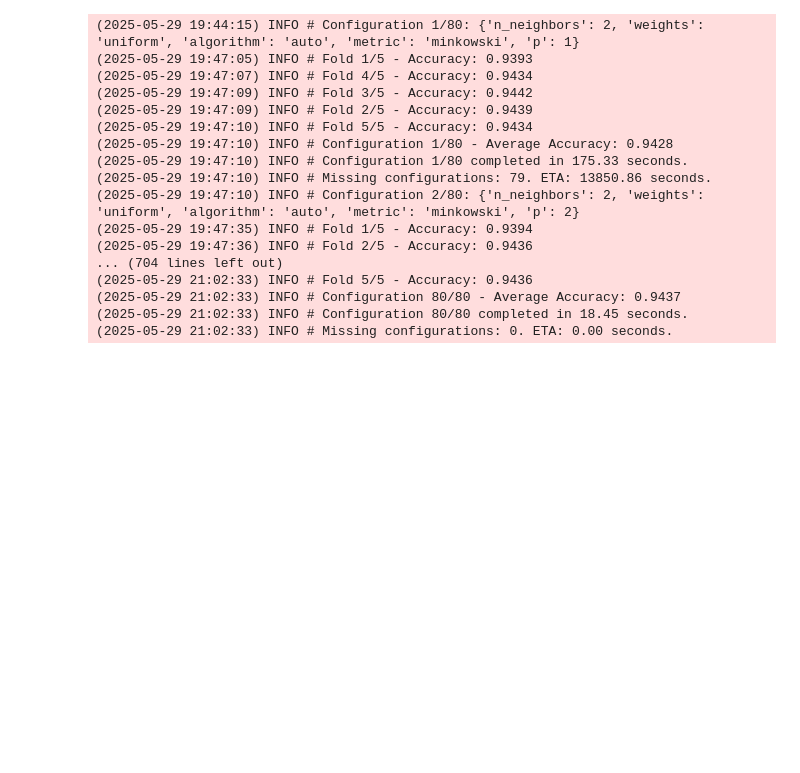
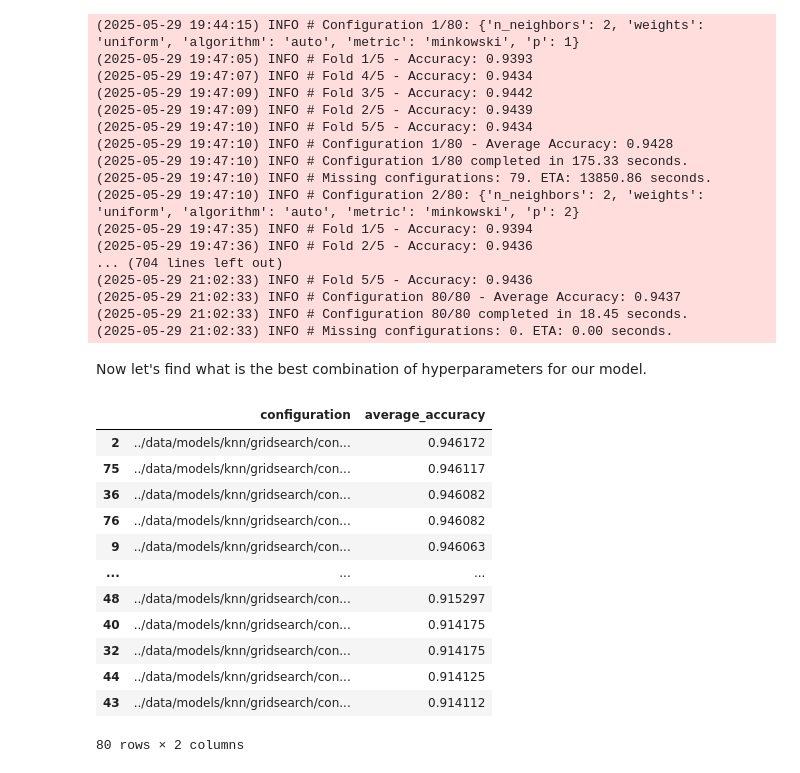
Before and after one commit to AimbotParce/MDS-ML-SyntacticTreeRooting, a Jupyter notebook: src/knn.ipynb, the cells around one changed output. Cells and saved outputs as stored; diff of their text form; code cells hidden in the pictures; blank space fills up the shorter version.

```diff
--- a/src/knn.ipynb
+++ b/src/knn.ipynb
@@ -151,3 +153,38 @@ for j, configuration in enumerate(grid):
 (2025-05-29 21:02:33) INFO # Configuration 80/80 - Average Accuracy: 0.9437
 (2025-05-29 21:02:33) INFO # Configuration 80/80 completed in 18.45 seconds.
 (2025-05-29 21:02:33) INFO # Missing configurations: 0. ETA: 0.00 seconds.
+# %% [markdown]
+Now let's find what is the best combination of hyperparameters for our model.
+# %%
+grid_search_data = Path("../data/models/knn/gridsearch/")
+configurations = [f for f in grid_search_data.iterdir() if f.is_dir()]
+
+config_results = []
+
+for config in configurations:
+    with open(config / "metrics.json", "r") as f:
+        metrics = json.load(f)
+    config_results.append(
+        {
+            "configuration": config,
+            "average_accuracy": metrics["average_accuracy"],
+        }
+    )
+
+df = pd.DataFrame(config_results)
+df.sort_values(by="average_accuracy", ascending=False, inplace=True)
+df
+# %% [output]
+|  | configuration | average_accuracy |
+| 2 | ../data/models/knn/gridsearch/con... | 0.946172 |
+| 75 | ../data/models/knn/gridsearch/con... | 0.946117 |
+| 36 | ../data/models/knn/gridsearch/con... | 0.946082 |
+| 76 | ../data/models/knn/gridsearch/con... | 0.946082 |
+| 9 | ../data/models/knn/gridsearch/con... | 0.946063 |
+| ... | ... | ... |
+| 48 | ../data/models/knn/gridsearch/con... | 0.915297 |
+| 40 | ../data/models/knn/gridsearch/con... | 0.914175 |
+| 32 | ../data/models/knn/gridsearch/con... | 0.914175 |
+| 44 | ../data/models/knn/gridsearch/con... | 0.914125 |
+| 43 | ../data/models/knn/gridsearch/con... | 0.914112 |
+80 rows × 2 columns
```
Also changed, not shown: parts of 6 cells of this notebook, 4 other files.
